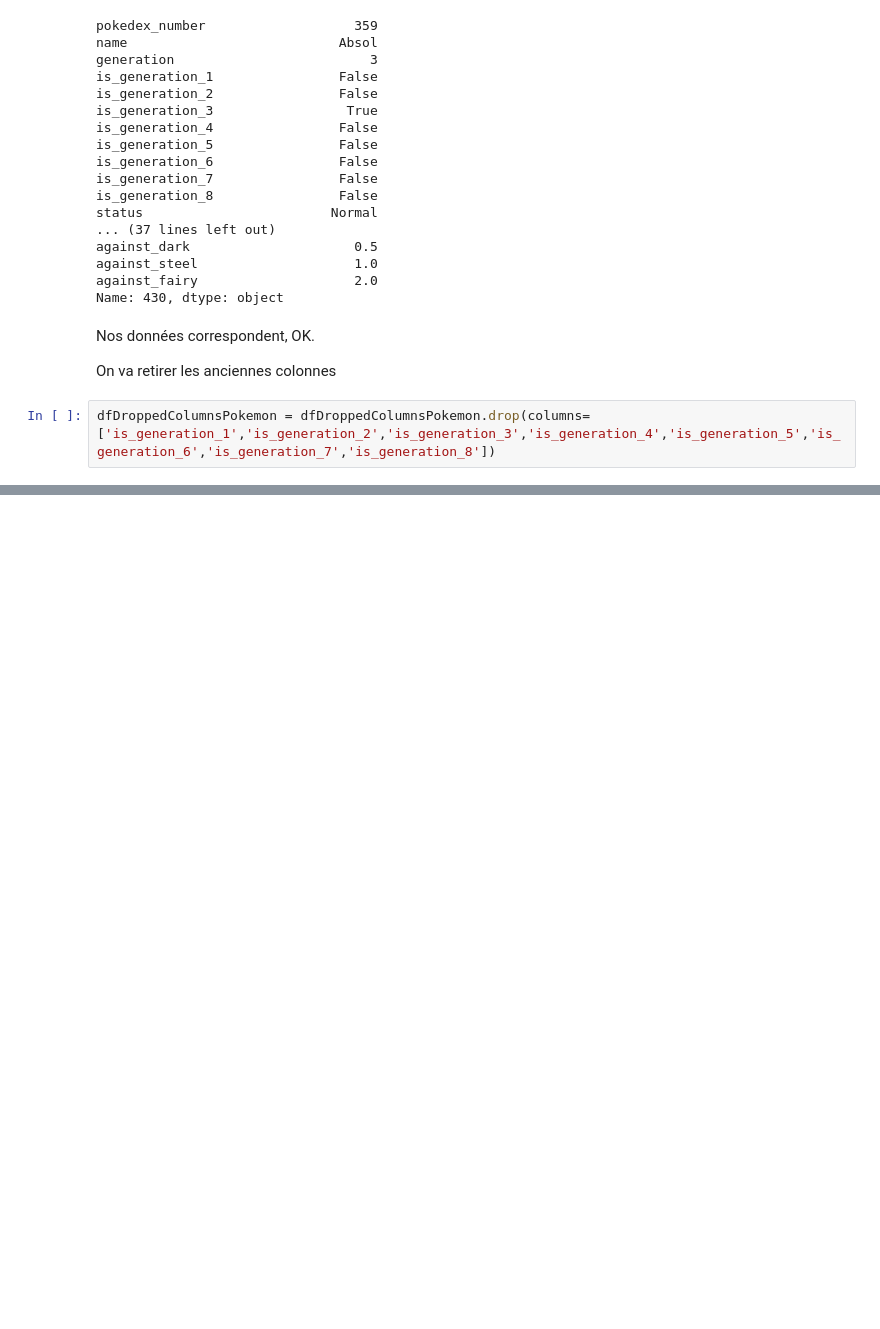
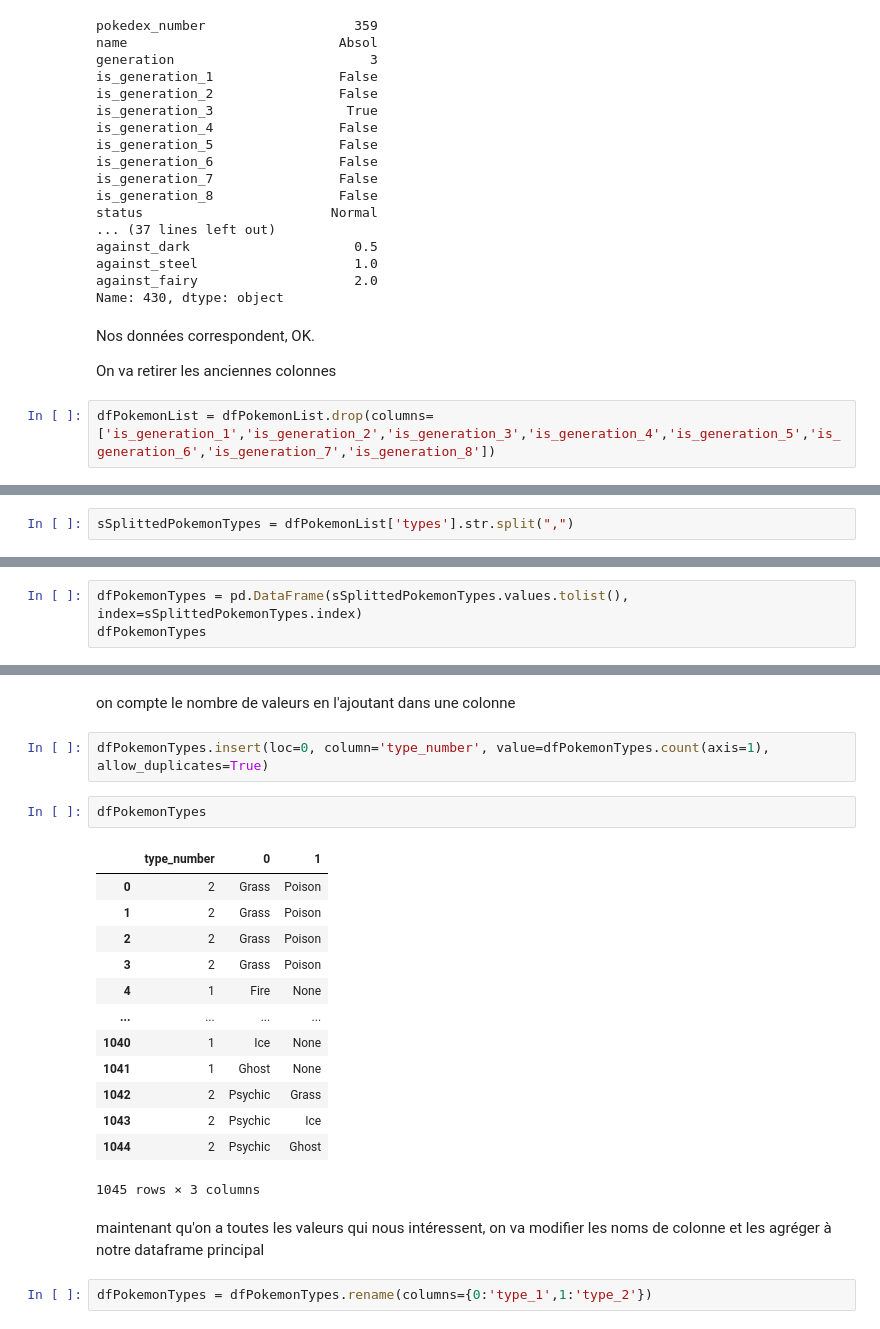
Before and after one commit to Furatus/4EDAP_Pokemon, a Jupyter notebook: Data_cleaning.ipynb, the cells around one changed output, grey strips where cells are left out. Drawn from its saved outputs; the diff is of its cells as text; blank space fills up the shorter version.

```diff
--- a/Data_cleaning.ipynb
+++ b/Data_cleaning.ipynb
@@ -391,5 +391,5 @@ Nos données correspondent, OK.
 
 On va retirer les anciennes colonnes
 # %%
-dfDroppedColumnsPokemon = dfDroppedColumnsPokemon.drop(columns=['is_generation_1','is_generation_2','is_generation_3','is_generation_4','is_generation_5','is_generation_6','is_generation_7','is_generation_8'])
+dfPokemonList = dfPokemonList.drop(columns=['is_generation_1','is_generation_2','is_generation_3','is_generation_4','is_generation_5','is_generation_6','is_generation_7','is_generation_8'])
 # %%
@@ -410,0 +415,2 @@ dfDroppedColumnsPokemon
+# %%
+sSplittedPokemonTypes = dfPokemonList['types'].str.split(",")
@@ -410,0 +425,3 @@ dfDroppedColumnsPokemon
+# %%
+dfPokemonTypes = pd.DataFrame(sSplittedPokemonTypes.values.tolist(), index=sSplittedPokemonTypes.index)
+dfPokemonTypes
@@ -410,0 +442,24 @@ dfDroppedColumnsPokemon
+# %% [markdown]
+on compte le nombre de valeurs en l'ajoutant dans une colonne
+# %%
+dfPokemonTypes.insert(loc=0, column='type_number', value=dfPokemonTypes.count(axis=1), allow_duplicates=True)
+# %%
+dfPokemonTypes
+# %% [output]
+|  | type_number | 0 | 1 |
+| 0 | 2 | Grass | Poison |
+| 1 | 2 | Grass | Poison |
+| 2 | 2 | Grass | Poison |
+| 3 | 2 | Grass | Poison |
+| 4 | 1 | Fire | None |
+| ... | ... | ... | ... |
+| 1040 | 1 | Ice | None |
+| 1041 | 1 | Ghost | None |
+| 1042 | 2 | Psychic | Grass |
+| 1043 | 2 | Psychic | Ice |
+| 1044 | 2 | Psychic | Ghost |
+1045 rows × 3 columns
+# %% [markdown]
+maintenant qu'on a toutes les valeurs qui nous intéressent, on va modifier les noms de colonne et les agréger à notre dataframe principal
+# %%
+dfPokemonTypes = dfPokemonTypes.rename(columns={0:'type_1',1:'type_2'})
```
Also changed, not shown: parts of 55 cells of this notebook, 1 other file.
